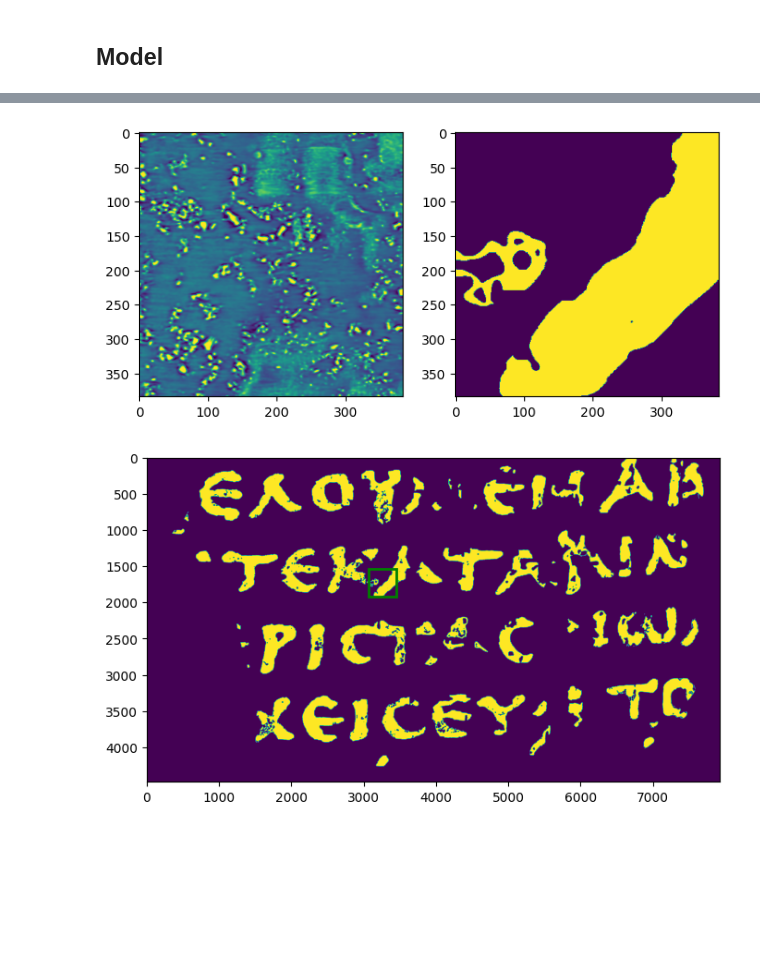
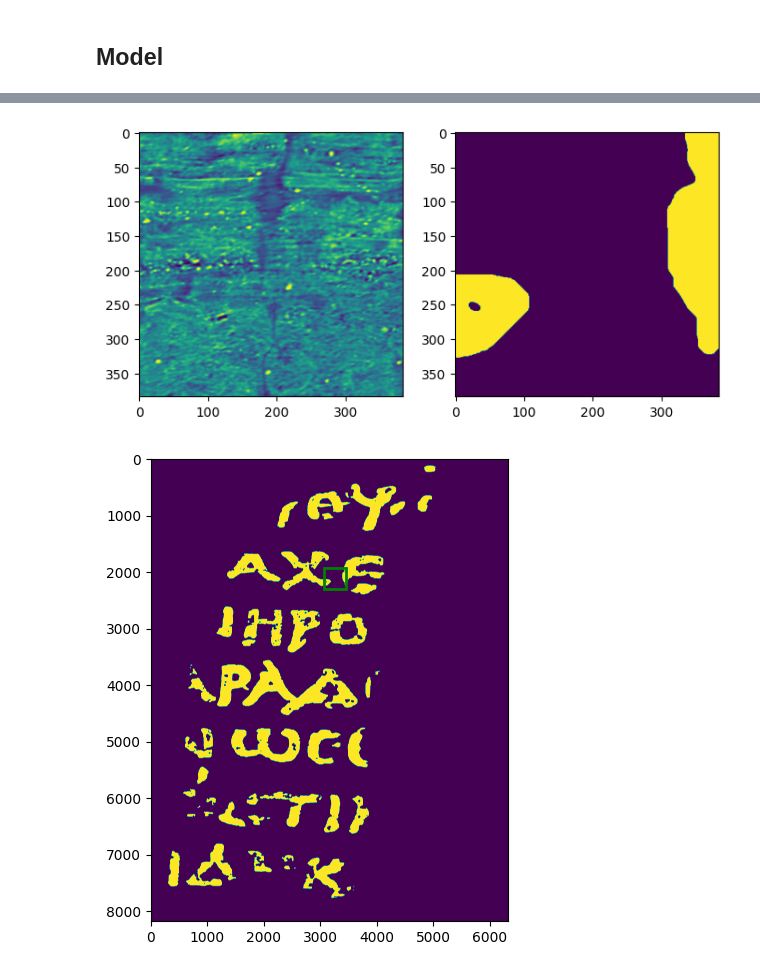
Before and after one commit to fummicc1/kaggle-ink-detection, a Jupyter notebook: keras-starter-kit-unet-train-on-full-dataset.ipynb, the cells around one changed output, grey strips where cells are left out. Drawn from its saved outputs; the diff is of its cells as text; code cells hidden in the pictures; blank space fills up the shorter version.

```diff
--- a/keras-starter-kit-unet-train-on-full-dataset.ipynb
+++ b/keras-starter-kit-unet-train-on-full-dataset.ipynb
@@ -465,9 +482,9 @@ class SubvolumeDataset(Dataset):
             label = np.stack([label], axis=-1)
 
         # 段々meanは小さくなる
-        mean = np.array([0.45 - i / 200 for i in range(0, CFG.Z_DIM)]).reshape(-1, 1, 1)
+        mean = np.array([0.42 for i in range(0, CFG.Z_DIM)]).reshape(-1, 1, 1)
         # 段々stdは小さくなる
-        std = np.array([0.25 for i in range(0, CFG.Z_DIM)]).reshape(-1, 1, 1)
+        std = np.array([0.28 for i in range(0, CFG.Z_DIM)]).reshape(-1, 1, 1)
 
         if self.is_train and label is not None:
             # label = smooth_labels(label, alpha=0.1)
@@ -475,10 +492,10 @@ class SubvolumeDataset(Dataset):
                 A.ToFloat(max_value=255),
                 A.HorizontalFlip(p=0.5) if "Horizontal" in CFG.augmentation_names else A.Compose([]),
                 A.VerticalFlip(p=0.5) if "Vertical" in CFG.augmentation_names else A.Compose([]),
-                A.RandomScale(p=0.4, scale_limit=0.4) if "RandomScale" in CFG.augmentation_names else A.Compose([]),
+                A.RandomScale(p=0.4, scale_limit=0.3) if "RandomScale" in CFG.augmentation_names else A.Compose([]),
                 A.Transpose(p=0.5) if "Transpose" in CFG.augmentation_names else A.Compose([]),
                 A.RandomRotate90(p=0.5,) if "RandomRotate" in CFG.augmentation_names else A.Compose([]),
-                A.ShiftScaleRotate(p=0.7, scale_limit=0.4, rotate_limit=80) if "ShiftScaleRotate" in CFG.augmentation_names else A.Compose([]),
+                A.ShiftScaleRotate(p=0.7, scale_limit=0.3, rotate_limit=80) if "ShiftScaleRotate" in CFG.augmentation_names else A.Compose([]),
                 A.MotionBlur(p=0.2) if "Blur" in CFG.augmentation_names else A.Compose([]),
                 A.GridDistortion(num_steps=5, distort_limit=0.15, p=0.2) if "GridDistortion" in CFG.augmentation_names else A.Compose([]),
                 MultichannelNoise(
@@ -1025,5 +1047,5 @@ volume_train_3: (4480, 3091, 8), float32
 # %%
-sample_data_name = "2a"
+sample_data_name = "1"
 sample_volume = load_volume("train", sample_data_name)
 sample_mask = load_mask("train", sample_data_name)
 sample_label = load_labels("train", sample_data_name)
@@ -1037,34 +1059,34 @@ sample_ds = SubvolumeDataset(
     is_train=False,
 )
 
-id = 294
+id = 100
 sample_depth = CFG.Z_DIM // 2
 
 fig, ax = plt.subplots(1, 2, figsize=(8, 6))
 
 img = sample_ds[id][0][sample_depth, :, :]
 label = sample_ds[id][1][0, :, :]
 ax[0].imshow(img)
 ax[1].imshow(label)
 
 fig, ax = plt.subplots(figsize=(8, 6))
 
 ax.imshow(sample_label)
 
 y, x = sample_locations[id]
 patch = patches.Rectangle([x - CFG.BUFFER, y - CFG.BUFFER], 2 * CFG.BUFFER, 2 * CFG.BUFFER, linewidth=2, edgecolor='g', facecolor='none')
 ax.add_patch(patch)
 plt.show()
 
 fig, ax = plt.subplots(CFG.Z_DIM, 1, figsize=(12, 36))
 
 for i in range(CFG.Z_DIM):
     img, _ = sample_ds[id]
     img = img[i, :, :]
     ax[i].hist(img.flatten(), bins=1000)  # Plot histogram of the flattened data
     ax[i].set_title(f"Histogram of Channel {i}")  # Add title to the plot
 fig.tight_layout()
 fig.show()
 # %% [output]
-[figure, old version]
+[figure, new version]
-[figure, old version]
+[figure, new version]
```
Also changed, not shown: parts of 7 cells of this notebook, 7 other files.
